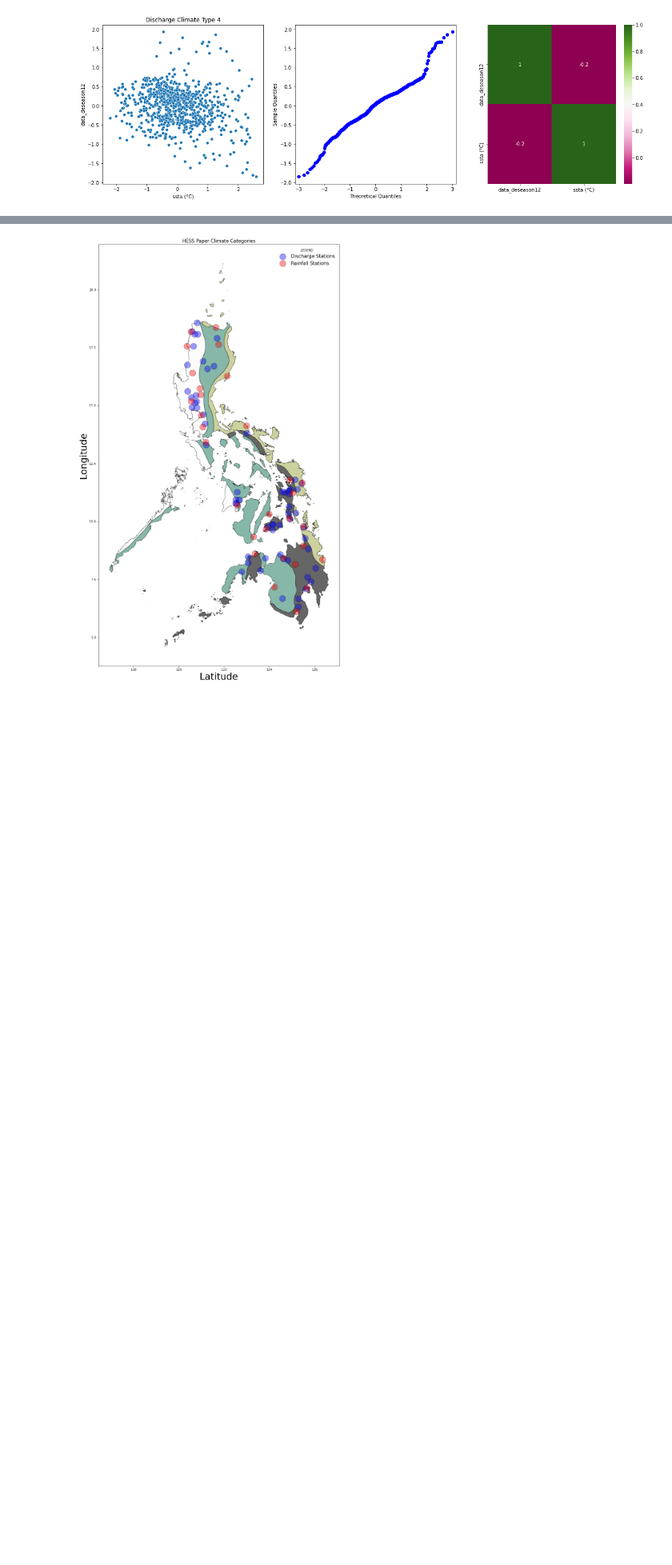
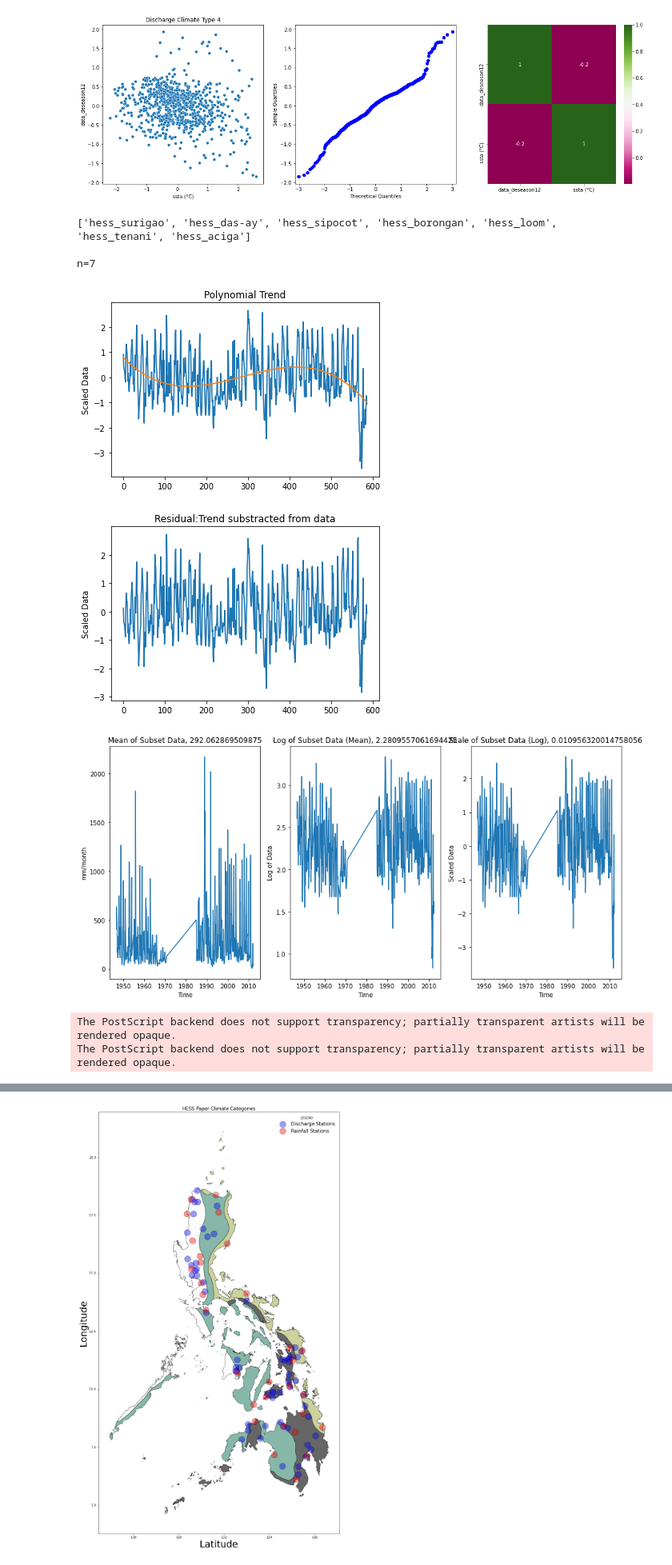
Before and after one commit to nsekhon91/discharge, a Jupyter notebook: ENSO.ipynb, the cells around one changed output, grey strips where cells are left out. Shown: that part at 80% size. Cells and saved outputs as stored; diff of their text form; code cells hidden in the pictures; blank space fills up the shorter version.

Commit message:
added bivariate plot

```diff
--- a/ENSO.ipynb
+++ b/ENSO.ipynb
@@ -811 +810,12 @@ plt.savefig(f'../discharge/Data/Images/Dec17/climIIII.eps', dpi=400)
 df_data_table = slide_func( [-2.0,-3],df_clean_clim_rain,std_rain, 'ssta (°C)','data_deseason12', 3, 36,'la nina')
+# %%
+df_clean_clim_dis_II,std_dis  = clean_data(df_hess_hist_dropped,criteria_dis,'River Name','Climate Type',2,'Year','green')
+# %% [output]
+['hess_surigao', 'hess_das-ay', 'hess_sipocot', 'hess_borongan', 'hess_loom', 'hess_tenani', 'hess_aciga']
+
+n=7
+[figure, added]
+[figure, added]
+[figure, added]
+The PostScript backend does not support transparency; partially transparent artists will be rendered opaque.
+The PostScript backend does not support transparency; partially transparent artists will be rendered opaque.
```
Also changed, not shown: parts of 5 cells of this notebook.
